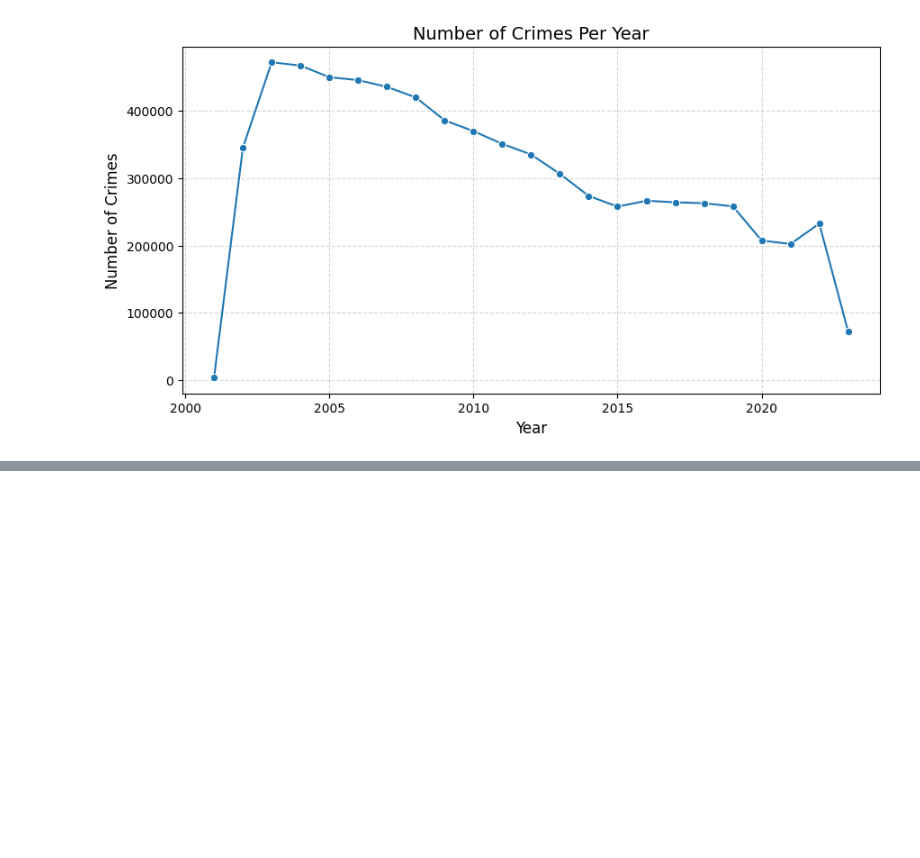
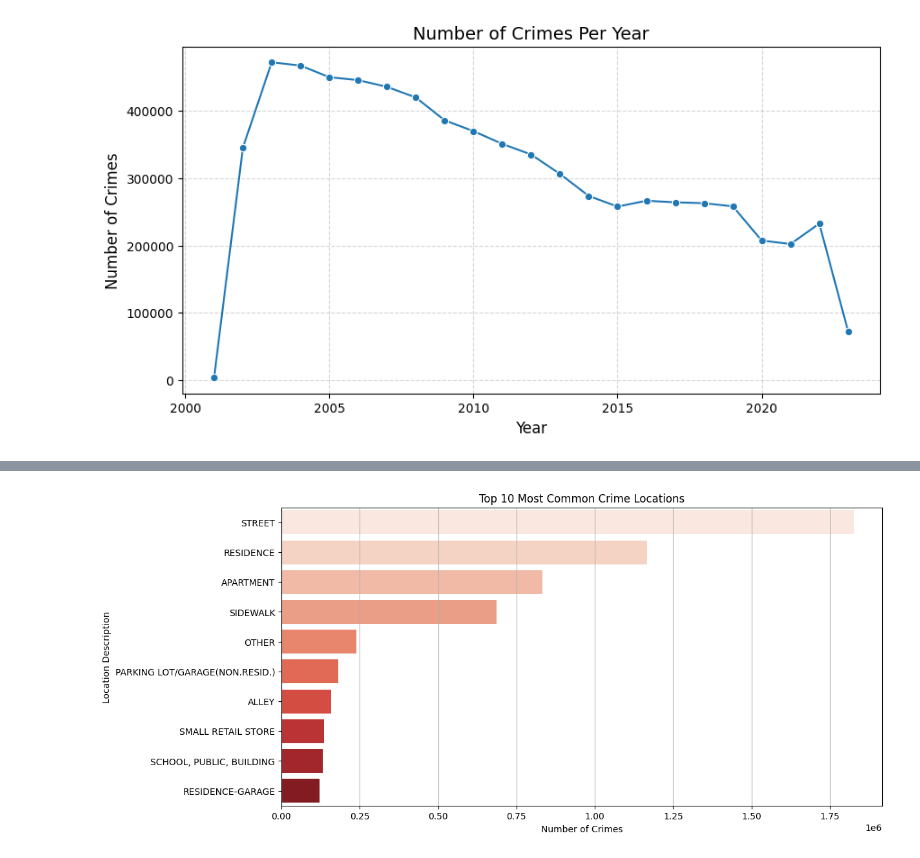
Before and after one commit to M-Hamza-Rao/Time-Base-Chicago-Crime-Rate-Predictive-Analysis, a Jupyter notebook: Crime_Rate_Analysis.ipynb, the cells around one changed output, grey strips where cells are left out. Drawn from its saved outputs; the diff is of its cells as text; code cells hidden in the pictures; blank space fills up the shorter version.

```diff
--- a/Crime_Rate_Analysis.ipynb
+++ b/Crime_Rate_Analysis.ipynb
@@ -223,0 +263,15 @@ print("hello")
+# %%
+top_locations = df_cleaned["Location Description"].value_counts().head(10)
+
+# Plot the top locations
+plt.figure(figsize=(12, 6))
+sns.barplot(y=top_locations.index, x=top_locations.values, palette="Reds")
+
+# Labels and title
+plt.xlabel("Number of Crimes")
+plt.ylabel("Location Description")
+plt.title("Top 10 Most Common Crime Locations")
+plt.grid(axis='x')
+plt.show()
+# %% [output]
+[figure, added]
```
Also changed, not shown: parts of 9 cells of this notebook.
